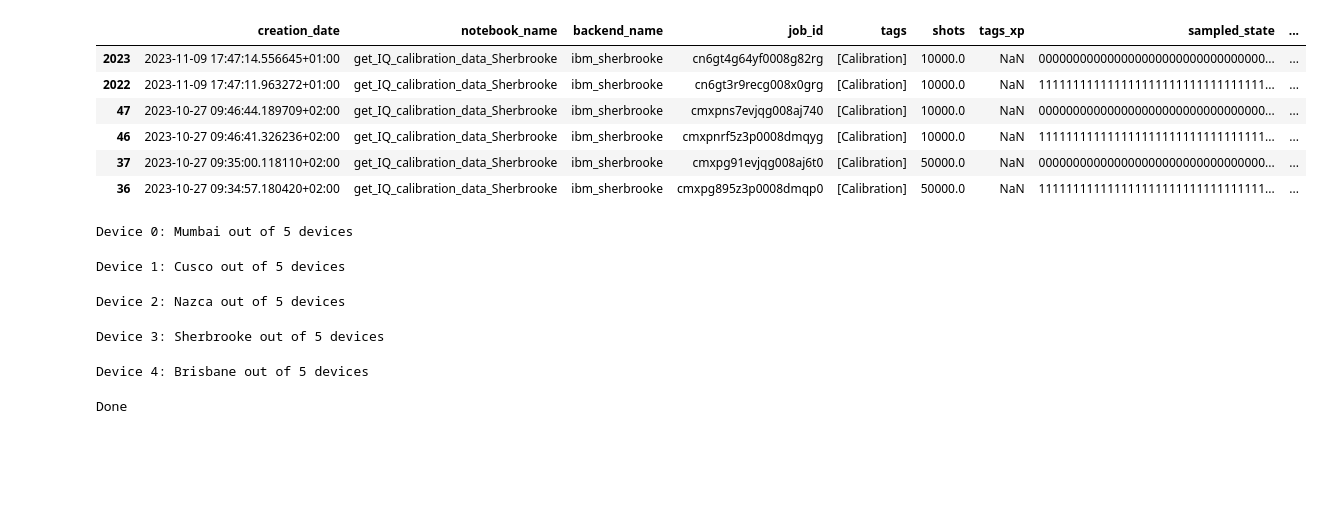
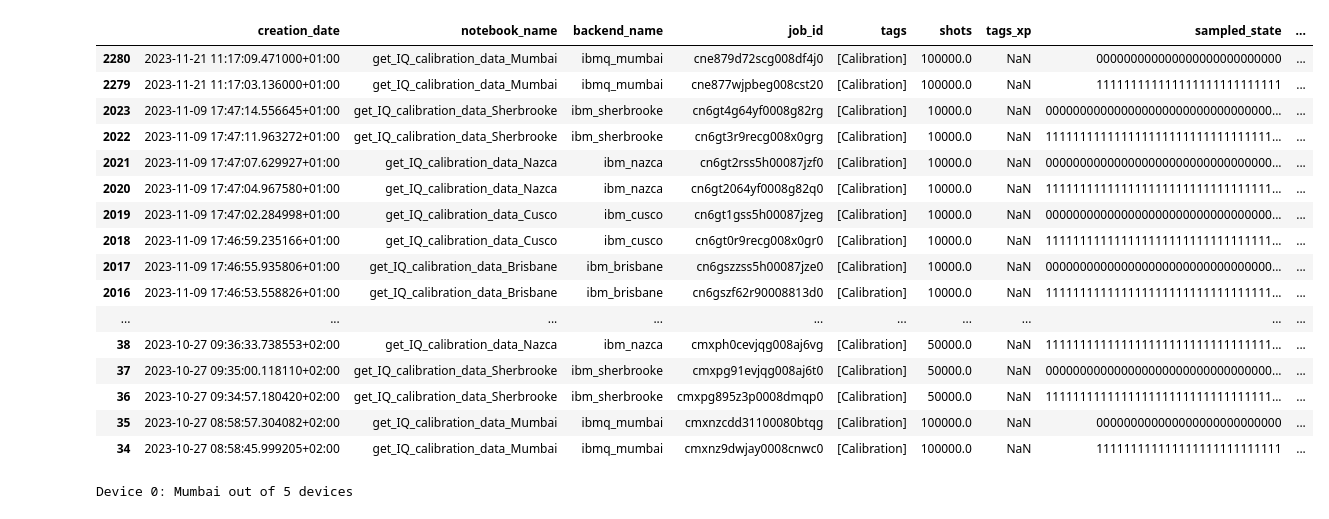
Before and after one commit to quantumjim/soft_information_decoding, a Jupyter notebook: .Scratch/notebooks/calib_data.ipynb, the cells around one changed output. Cells and saved outputs as stored; diff of their text form; code cells hidden in the pictures; blank space fills up the shorter version.

Commit message:
calibration data finished

```diff
--- a/.Scratch/notebooks/calib_data.ipynb
+++ b/.Scratch/notebooks/calib_data.ipynb
@@ -5,38 +8,50 @@ from Scratch import create_or_load_kde_grid, metadata_loader
 provider = SaverProvider()
 # %%
 md = metadata_loader(_extract=True, _drop_inutile=True)
-md = md[md['optimization_level'] == 0]
+md = md[(md['optimization_level'] == 0)]
 
 devices = ['Mumbai', 'Cusco', 'Nazca', 'Sherbrooke', 'Brisbane']
+# devices =[devices[3]]
 
-md =  md[md['notebook_name'] == f"get_IQ_calibration_data_{devices[3]}"]
+#md =  md[md['notebook_name'] == f"get_IQ_calibration_data_{devices[3]}"]
 md
 # %% [output]
 |  | creation_date | notebook_name | backend_name | job_id | tags | shots | tags_xp | sampled_state | ... |
+| 2280 | 2023-11-21 11:17:09.471000+01:00 | get_IQ_calibration_data_Mumbai | ibmq_mumbai | cne879d72scg008df4j0 | [Calibration] | 100000.0 | NaN | 000000000000000000000000000 | ... |
+| 2279 | 2023-11-21 11:17:03.136000+01:00 | get_IQ_calibration_data_Mumbai | ibmq_mumbai | cne877wjpbeg008cst20 | [Calibration] | 100000.0 | NaN | 111111111111111111111111111 | ... |
 | 2023 | 2023-11-09 17:47:14.556645+01:00 | get_IQ_calibration_data_Sherbrooke | ibm_sherbrooke | cn6gt4g64yf0008g82rg | [Calibration] | 10000.0 | NaN | 000000000000000000000000000000000... | ... |
 | 2022 | 2023-11-09 17:47:11.963272+01:00 | get_IQ_calibration_data_Sherbrooke | ibm_sherbrooke | cn6gt3r9recg008x0grg | [Calibration] | 10000.0 | NaN | 111111111111111111111111111111111... | ... |
-| 47 | 2023-10-27 09:46:44.189709+02:00 | get_IQ_calibration_data_Sherbrooke | ibm_sherbrooke | cmxpns7evjqg008aj740 | [Calibration] | 10000.0 | NaN | 000000000000000000000000000000000... | ... |
-| 46 | 2023-10-27 09:46:41.326236+02:00 | get_IQ_calibration_data_Sherbrooke | ibm_sherbrooke | cmxpnrf5z3p0008dmqyg | [Calibration] | 10000.0 | NaN | 111111111111111111111111111111111... | ... |
+| 2021 | 2023-11-09 17:47:07.629927+01:00 | get_IQ_calibration_data_Nazca | ibm_nazca | cn6gt2rss5h00087jzf0 | [Calibration] | 10000.0 | NaN | 000000000000000000000000000000000... | ... |
+| 2020 | 2023-11-09 17:47:04.967580+01:00 | get_IQ_calibration_data_Nazca | ibm_nazca | cn6gt2064yf0008g82q0 | [Calibration] | 10000.0 | NaN | 111111111111111111111111111111111... | ... |
+| 2019 | 2023-11-09 17:47:02.284998+01:00 | get_IQ_calibration_data_Cusco | ibm_cusco | cn6gt1gss5h00087jzeg | [Calibration] | 10000.0 | NaN | 000000000000000000000000000000000... | ... |
+| 2018 | 2023-11-09 17:46:59.235166+01:00 | get_IQ_calibration_data_Cusco | ibm_cusco | cn6gt0r9recg008x0gr0 | [Calibration] | 10000.0 | NaN | 111111111111111111111111111111111... | ... |
+| 2017 | 2023-11-09 17:46:55.935806+01:00 | get_IQ_calibration_data_Brisbane | ibm_brisbane | cn6gszzss5h00087jze0 | [Calibration] | 10000.0 | NaN | 000000000000000000000000000000000... | ... |
+| 2016 | 2023-11-09 17:46:53.558826+01:00 | get_IQ_calibration_data_Brisbane | ibm_brisbane | cn6gszf62r90008813d0 | [Calibration] | 10000.0 | NaN | 111111111111111111111111111111111... | ... |
+| ... | ... | ... | ... | ... | ... | ... | ... | ... | ... |
+| 38 | 2023-10-27 09:36:33.738553+02:00 | get_IQ_calibration_data_Nazca | ibm_nazca | cmxph0cevjqg008aj6vg | [Calibration] | 50000.0 | NaN | 111111111111111111111111111111111... | ... |
 | 37 | 2023-10-27 09:35:00.118110+02:00 | get_IQ_calibration_data_Sherbrooke | ibm_sherbrooke | cmxpg91evjqg008aj6t0 | [Calibration] | 50000.0 | NaN | 000000000000000000000000000000000... | ... |
 | 36 | 2023-10-27 09:34:57.180420+02:00 | get_IQ_calibration_data_Sherbrooke | ibm_sherbrooke | cmxpg895z3p0008dmqp0 | [Calibration] | 50000.0 | NaN | 111111111111111111111111111111111... | ... |
+| 35 | 2023-10-27 08:58:57.304082+02:00 | get_IQ_calibration_data_Mumbai | ibmq_mumbai | cmxnzcdd31100080btqg | [Calibration] | 100000.0 | NaN | 000000000000000000000000000 | ... |
+| 34 | 2023-10-27 08:58:45.999205+02:00 | get_IQ_calibration_data_Mumbai | ibmq_mumbai | cmxnz9dwjay0008cnwc0 | [Calibration] | 100000.0 | NaN | 111111111111111111111111111 | ... |
 # %%
 from tqdm import tqdm
 
 
 for idx, device in enumerate(devices):
     print(f"\nDevice {idx}: {device} out of {len(devices)} devices")
+    df = md.copy()
+    df = df[df['notebook_name'] == f"get_IQ_calibration_data_{device}"]
+    # print(df.head())
     try:
-        for job_idx, job_id in enumerate(tqdm(md.job_id, desc="Processing calibration jobs")):
-            _, _ = create_or_load_kde_grid(provider, job_id, num_grid_points=100, num_std_dev=2)
+        for job_idx, job_id in enumerate(tqdm(df.job_id, desc="Processing calibration jobs")):
+            _, _ = create_or_load_kde_grid(provider, job_id, num_grid_points=300, num_std_dev=2)
     except KeyboardInterrupt:
         print(f"\nInterupted by user at job {job_idx} for device {device}")
         break
 
 print("Done")
+
+# this will skip 2/6 because the calibration was taken in the same hour and looking for closest in hour
+# Speed per iteration is twice as fast because iterating 1 and 0 state
 # %% [output]
 Device 0: Mumbai out of 5 devices
-Device 1: Cusco out of 5 devices
-Device 2: Nazca out of 5 devices
-Device 3: Sherbrooke out of 5 devices
-Device 4: Brisbane out of 5 devices
-Done
```
Also changed, not shown: parts of 1 cell of this notebook, 3 other files.
